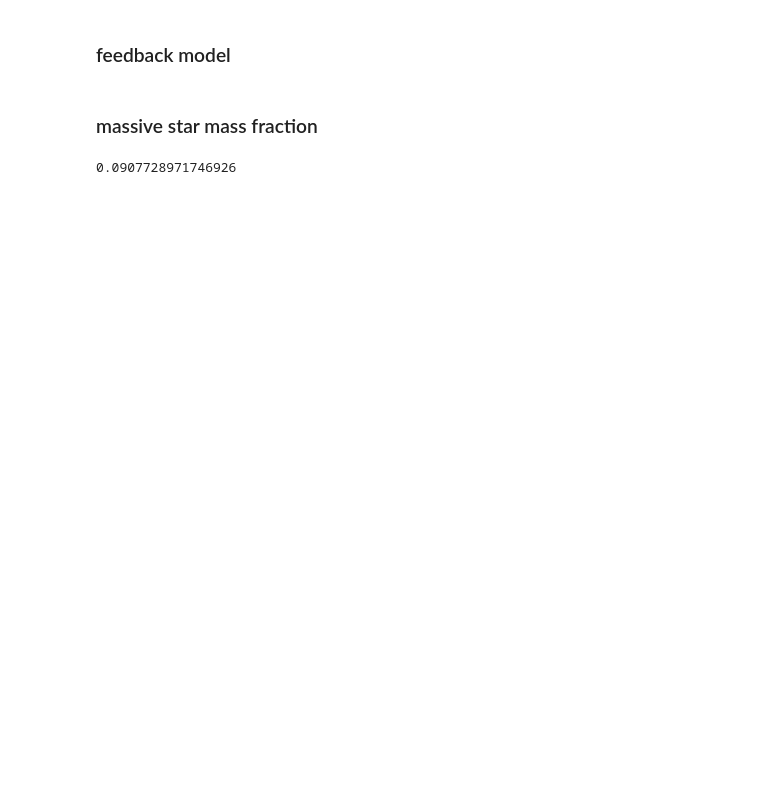
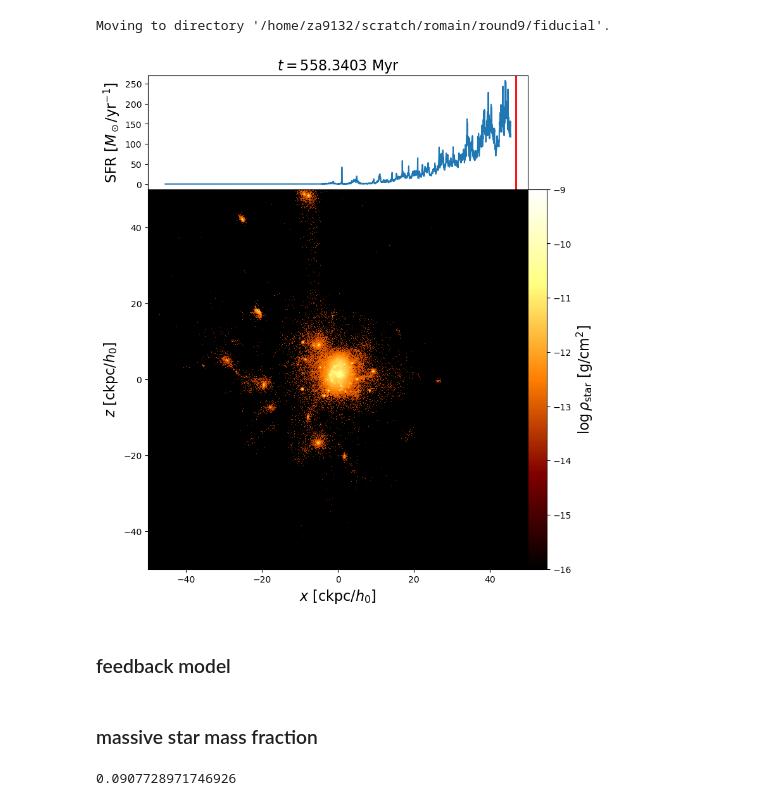
Before and after one commit to zandalman/RAMSES-analysis, a Jupyter notebook: analytic_v2.ipynb, the cells around one changed output. Drawn from its saved outputs; the diff is of its cells as text; code cells hidden in the pictures; blank space fills up the shorter version.

```diff
--- a/analytic_v2.ipynb
+++ b/analytic_v2.ipynb
@@ -11,3 +45,54 @@ import const
+# %%
+round = 9
+sim_name = 'fiducial'
+idx_proj = 1
+var = 'stars'
+coord1_idx, coord2_idx = np.sort([(idx_proj+1)%3, (idx_proj+2)%3])
+boxlen = 100 * const.Mpc / const.h0 # box size [Mpc/h0]
+unit = const.kpc / const.h0
+unit_latex = r'[${\rm ckpc}/h_0$]'
+
+size = 96
+rank = 96
+
+move_to_sim_dir(round, sim_name, do_print=True)
+stardata = SimpleNamespace(**np.load('starcat/data.npz'))
+time1d = stardata.time1d
+SFR1d = stardata.starmass_hist1d / np.diff(stardata.time1d)[0]
+os.chdir('movie%d' % (idx_proj+1))
+
+mapfile_list = [filename for filename in sorted(os.listdir()) if filename.startswith(var) and filename.endswith('.map')]
+num_mapfile = len(mapfile_list)
+nmapfile_per_process = int(np.ceil(num_mapfile / size))
+idx_mapfile_min = min(rank * nmapfile_per_process, num_mapfile-1)
+idx_mapfile_max = min((rank + 1) * nmapfile_per_process, num_mapfile)
+
+idx_mapfile = idx_mapfile_min
+mapfile = mapfile_list[idx_mapfile]
+
+# plot settings
+plot_settings = {
+    "dens": dict(cmap='inferno', vmin=0, vmax=7, cbar_step=1, cbar_label=r'$\log \rho$ [${\rm H/cm^2}$]', do_log=True),
+    "dm": dict(cmap='cividis', vmin=-14, vmax=-11, cbar_step=1, cbar_label=r'$\log \rho_{\rm dm}$ [${\rm g/cm^2}$]', do_log=True),
+    "stars": dict(cmap='afmhot', vmin=-16, vmax=-9, cbar_step=1, cbar_label=r'$\log \rho_{\rm star}$ [${\rm g/cm^2}$]', do_log=True)
+}
+
+# read map file
+with FortranFile(mapfile, 'r') as f:
+    aexp, dx, dy, dz = f.read_reals('f8')
+    nx, ny = f.read_ints('i')
+    data = f.read_reals('f4')
+data = np.array(data).reshape(ny, nx)
+
+# calculate frame size
+size_img_coord1 = [dx, dy, dz][coord1_idx] * boxlen / unit # frame size [kpc/h0]
+size_img_coord2 = [dx, dy, dz][coord2_idx] * boxlen / unit # frame size [kpc/h0]
+extent = [-size_img_coord1/2, size_img_coord1/2, -size_img_coord2/2, size_img_coord2/2]
+
+fig, ax1 = make_frame(data, extent, **plot_settings[var]);
+# %% [output]
+Moving to directory '/home/za9132/scratch/romain/round9/fiducial'.
+[figure, added]
 # %% [markdown]
 ### feedback model
 # %%
```
Also changed, not shown: parts of 14 cells of this notebook, 14 other files.
